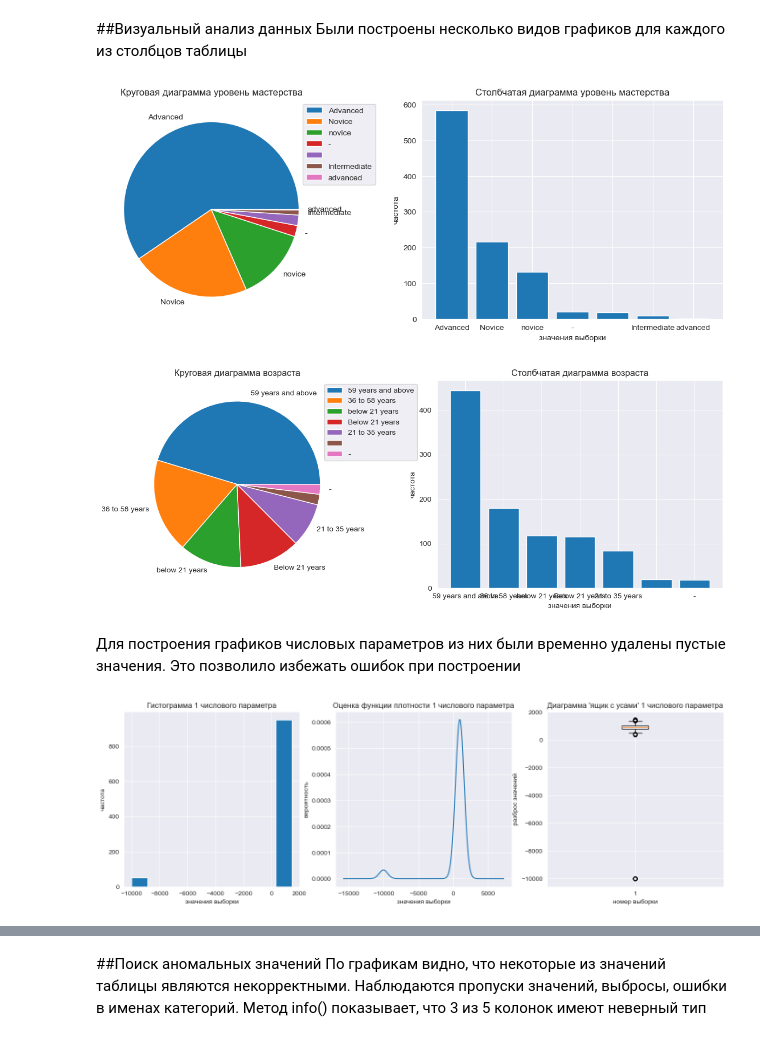
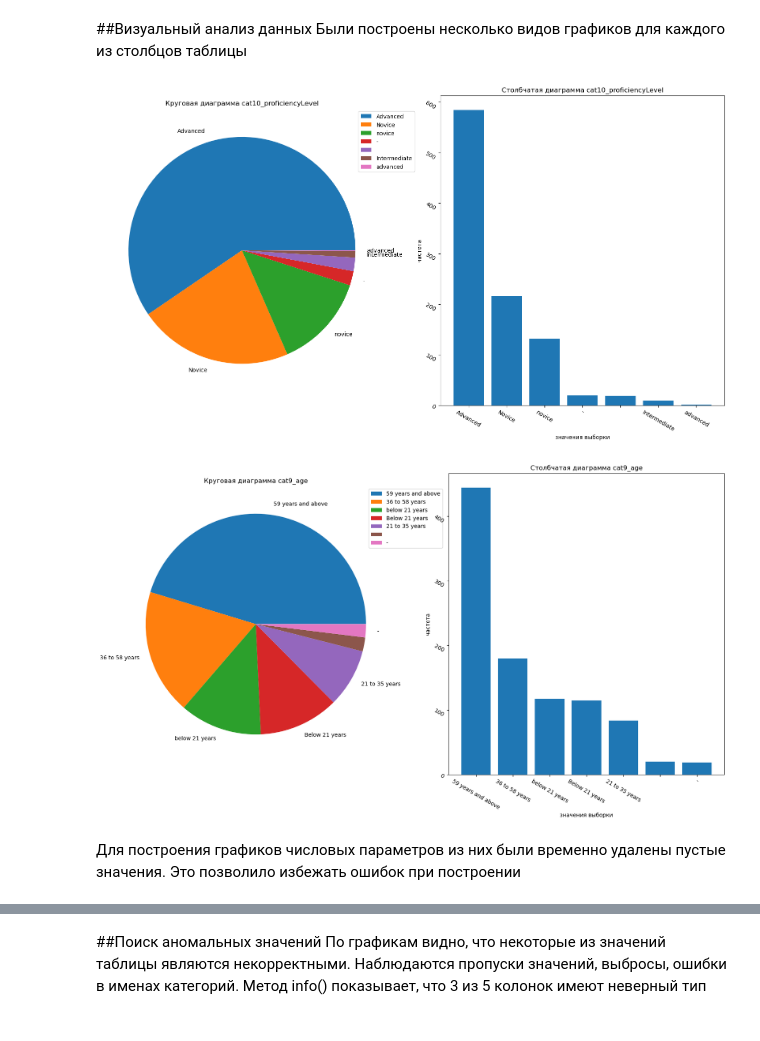
Before and after one commit to fongradnastya/data_analysis_1, a Jupyter notebook: notebooks/work1.ipynb, the cells around one changed output, grey strips where cells are left out. Drawn from its saved outputs; the diff is of its cells as text; code cells hidden in the pictures.

```diff
--- a/notebooks/work1.ipynb
+++ b/notebooks/work1.ipynb
@@ -21,13 +21,9 @@ from plot_graph import *
 Был произведён импорт данных из .xlsx файла
 # %%
 data = pd.read_excel("C:\\Users\\fongr\\Documents\\Мои документы\\Второй курс\\python\\scientificProject\\data\\first_practice_dataframe.xlsx", sheet_name="Sheet1")
-PROFICIENCY_LEVEL = "cat10_proficiencyLevel"
-AGE = "cat9_age"
-NUM_1 = "num1_24"
-NUM_2 = "num2_24"
-NUM_3 = "num3_24"
-headers = [PROFICIENCY_LEVEL, AGE, NUM_1, NUM_2, NUM_3]
-frame = pd.DataFrame(data[headers])
+CATEGORICAL = ["cat10_proficiencyLevel", "cat9_age"]
+NUMERIC = ["num1_24", "num2_24", "num3_24"]
+frame = pd.DataFrame(data[CATEGORICAL + NUMERIC])
 print(frame)
 # %% [output]
     cat10_proficiencyLevel            cat9_age      num1_24      num2_24  \
@@ -50,17 +46,11 @@ print(frame)
 # %% [markdown]
 ##Визуальный анализ данных
 Были построены несколько видов графиков для каждого из столбцов таблицы
-# %%
-build_category_graf(frame, PROFICIENCY_LEVEL, "уровень мастерства")
-# %% [output]
-[figure, removed]
-# %%
-build_category_graf(frame, AGE, "возраста")
-# %% [output]
-[figure, removed]
+# %%
+for item in CATEGORICAL:
+    build_category_graf(frame, item)
+# %% [output]
+[figure, added]
+[figure, added]
 # %% [markdown]
 Для построения графиков числовых параметров из них были временно удалены пустые значения. Это позволило избежать ошибок при построении
-# %%
-build_numeric_graph(frame, NUM_1, "1 числового параметра")
-# %% [output]
-[figure, removed]
```
Also changed, not shown: parts of 47 cells of this notebook, 2 other files.
